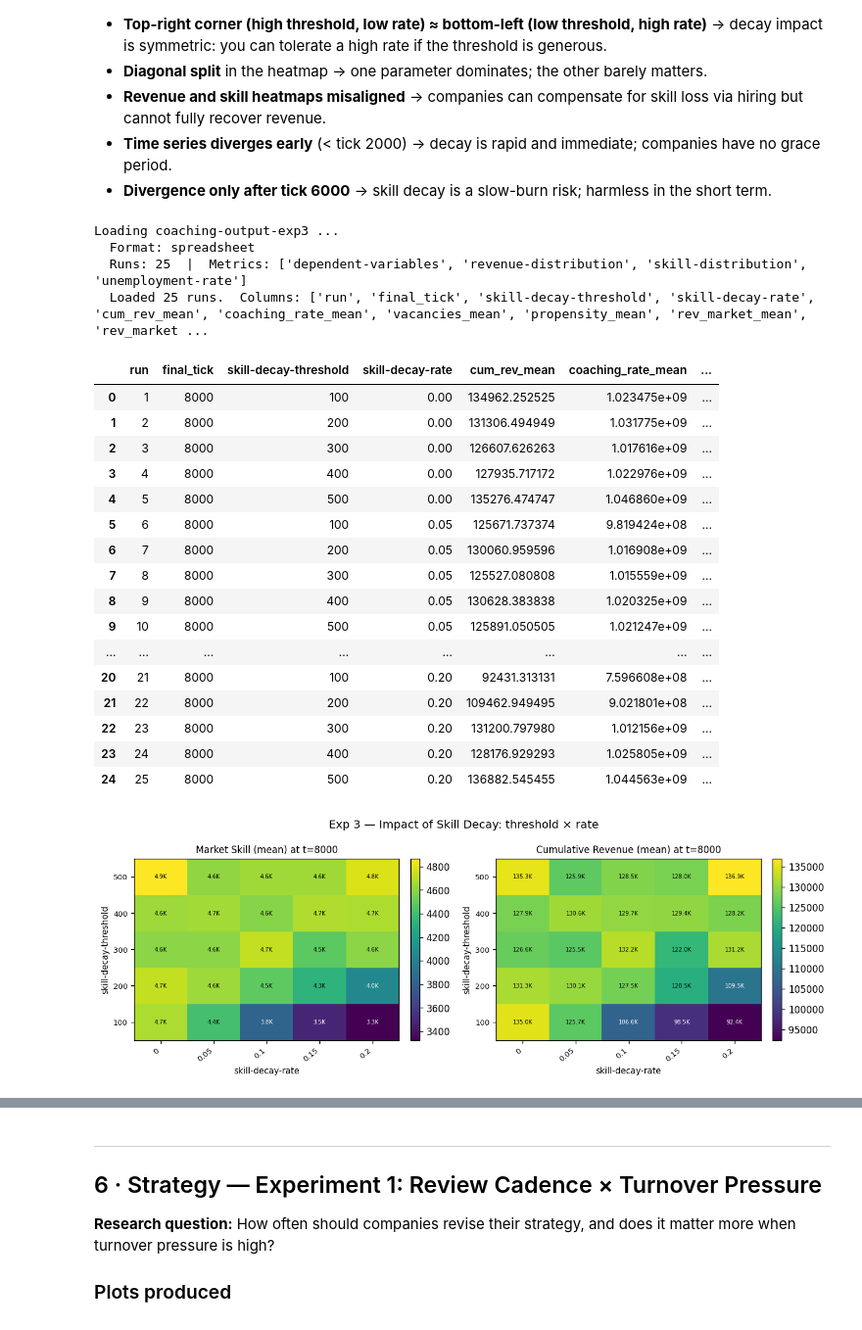
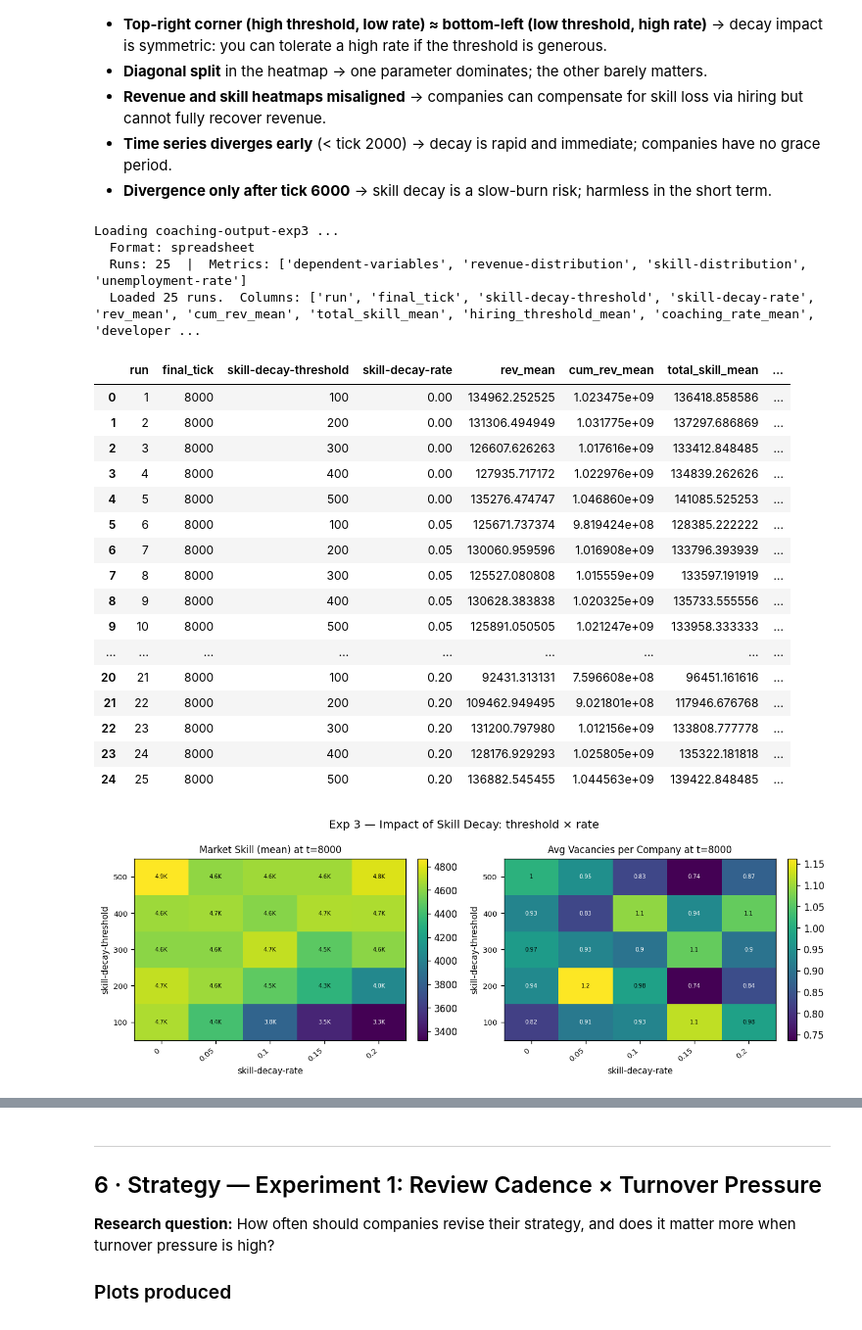
Before and after one commit to ielpo/computer-simulation, a Jupyter notebook: experiment_analysis.ipynb, the cells around one changed output, grey strips where cells are left out. Shown at 98% size. Drawn from its saved outputs; the diff is of its cells as text; code cells hidden in the pictures.

```diff
--- a/experiment_analysis.ipynb
+++ b/experiment_analysis.ipynb
@@ -177,16 +177,28 @@ def _parse_cell(v):
 
 
 def _parse_metrics_row(row, c_dep, c_rev, c_skill, c_unemp):
-    """Extract metric dict from one data row. Column indices may be None."""
+    """Extract metric dict from one data row. Column indices may be None.
+
+    dependent-variables reporter returns (in order):
+      dep[0] revenue              per-tick revenue per company
+      dep[1] cumulative-revenue   cumulative revenue per company
+      dep[2] total-skill          total skill points per company
+      dep[3] hiring-threshold     current hiring threshold per company
+      dep[4] coaching-rate        coaching rate per company
+      dep[5] developers-leaving   developers who left this tick per company
+      dep[6] count turtles-on p   actual employee headcount per company
+    """
     rec = {}
     if c_dep is not None and len(row) > c_dep and row[c_dep].strip():
         try:
             dep = parse_netlogo_list(row[c_dep])
-            rec['cum_rev_mean']       = float(np.mean(dep[0]))
-            rec['coaching_rate_mean'] = float(np.mean(dep[1]))
-            rec['vacancies_mean']     = float(np.mean(dep[2]))
-            if len(dep) > 3:
-                rec['propensity_mean'] = float(np.mean(dep[3]))
+            if len(dep) > 0: rec['rev_mean']                = float(np.mean(dep[0]))
+            if len(dep) > 1: rec['cum_rev_mean']            = float(np.mean(dep[1]))
+            if len(dep) > 2: rec['total_skill_mean']        = float(np.mean(dep[2]))
+            if len(dep) > 3: rec['hiring_threshold_mean']   = float(np.mean(dep[3]))
+            if len(dep) > 4: rec['coaching_rate_mean']      = float(np.mean(dep[4]))
+            if len(dep) > 5: rec['developers_leaving_mean'] = float(np.mean(dep[5]))
+            if len(dep) > 6: rec['headcount_actual_mean']   = float(np.mean(dep[6]))
         except Exception:
             pass
     if c_rev is not None and len(row) > c_rev and row[c_rev].strip():
@@ -863,40 +889,49 @@ df3
 Loading coaching-output-exp3 ...
   Format: spreadsheet
   Runs: 25  |  Metrics: ['dependent-variables', 'revenue-distribution', 'skill-distribution', 'unemployment-rate']
-  Loaded 25 runs.  Columns: ['run', 'final_tick', 'skill-decay-threshold', 'skill-decay-rate', 'cum_rev_mean', 'coaching_rate_mean', 'vacancies_mean', 'propensity_mean', 'rev_market_mean', 'rev_market ...
+  Loaded 25 runs.  Columns: ['run', 'final_tick', 'skill-decay-threshold', 'skill-decay-rate', 'rev_mean', 'cum_rev_mean', 'total_skill_mean', 'hiring_threshold_mean', 'coaching_rate_mean', 'developer ...
-|  | run | final_tick | skill-decay-threshold | skill-decay-rate | cum_rev_mean | coaching_rate_mean | ... |
-| 0 | 1 | 8000 | 100 | 0.00 | 134962.252525 | 1.023475e+09 | ... |
-| 1 | 2 | 8000 | 200 | 0.00 | 131306.494949 | 1.031775e+09 | ... |
-| 2 | 3 | 8000 | 300 | 0.00 | 126607.626263 | 1.017616e+09 | ... |
-| 3 | 4 | 8000 | 400 | 0.00 | 127935.717172 | 1.022976e+09 | ... |
-| 4 | 5 | 8000 | 500 | 0.00 | 135276.474747 | 1.046860e+09 | ... |
-| 5 | 6 | 8000 | 100 | 0.05 | 125671.737374 | 9.819424e+08 | ... |
-| 6 | 7 | 8000 | 200 | 0.05 | 130060.959596 | 1.016908e+09 | ... |
-| 7 | 8 | 8000 | 300 | 0.05 | 125527.080808 | 1.015559e+09 | ... |
-| 8 | 9 | 8000 | 400 | 0.05 | 130628.383838 | 1.020325e+09 | ... |
-| 9 | 10 | 8000 | 500 | 0.05 | 125891.050505 | 1.021247e+09 | ... |
-| ... | ... | ... | ... | ... | ... | ... | ... |
-| 20 | 21 | 8000 | 100 | 0.20 | 92431.313131 | 7.596608e+08 | ... |
-| 21 | 22 | 8000 | 200 | 0.20 | 109462.949495 | 9.021801e+08 | ... |
-| 22 | 23 | 8000 | 300 | 0.20 | 131200.797980 | 1.012156e+09 | ... |
-| 23 | 24 | 8000 | 400 | 0.20 | 128176.929293 | 1.025805e+09 | ... |
-| 24 | 25 | 8000 | 500 | 0.20 | 136882.545455 | 1.044563e+09 | ... |
+|  | run | final_tick | skill-decay-threshold | skill-decay-rate | rev_mean | cum_rev_mean | total_skill_mean | ... |
+| 0 | 1 | 8000 | 100 | 0.00 | 134962.252525 | 1.023475e+09 | 136418.858586 | ... |
+| 1 | 2 | 8000 | 200 | 0.00 | 131306.494949 | 1.031775e+09 | 137297.686869 | ... |
+| 2 | 3 | 8000 | 300 | 0.00 | 126607.626263 | 1.017616e+09 | 133412.848485 | ... |
+| 3 | 4 | 8000 | 400 | 0.00 | 127935.717172 | 1.022976e+09 | 134839.262626 | ... |
+| 4 | 5 | 8000 | 500 | 0.00 | 135276.474747 | 1.046860e+09 | 141085.525253 | ... |
+| 5 | 6 | 8000 | 100 | 0.05 | 125671.737374 | 9.819424e+08 | 128385.222222 | ... |
+| 6 | 7 | 8000 | 200 | 0.05 | 130060.959596 | 1.016908e+09 | 133796.393939 | ... |
+| 7 | 8 | 8000 | 300 | 0.05 | 125527.080808 | 1.015559e+09 | 133597.191919 | ... |
+| 8 | 9 | 8000 | 400 | 0.05 | 130628.383838 | 1.020325e+09 | 135733.555556 | ... |
+| 9 | 10 | 8000 | 500 | 0.05 | 125891.050505 | 1.021247e+09 | 133958.333333 | ... |
+| ... | ... | ... | ... | ... | ... | ... | ... | ... |
+| 20 | 21 | 8000 | 100 | 0.20 | 92431.313131 | 7.596608e+08 | 96451.161616 | ... |
+| 21 | 22 | 8000 | 200 | 0.20 | 109462.949495 | 9.021801e+08 | 117946.676768 | ... |
+| 22 | 23 | 8000 | 300 | 0.20 | 131200.797980 | 1.012156e+09 | 133808.777778 | ... |
+| 23 | 24 | 8000 | 400 | 0.20 | 128176.929293 | 1.025805e+09 | 135322.181818 | ... |
+| 24 | 25 | 8000 | 500 | 0.20 | 136882.545455 | 1.044563e+09 | 139422.848485 | ... |
 # %%
 fig, axes = plt.subplots(1, 2, figsize=(11, 4))
 fig.patch.set_facecolor('white')
 
+# Left: market skill mean (unchanged)
 if 'skill_mean' in df3.columns:
     make_heatmap(axes[0], df3, 'skill-decay-rate', 'skill-decay-threshold',
                  'skill_mean', 'Market Skill (mean) at t=8000')
-if 'cum_rev_mean' in df3.columns:
-    make_heatmap(axes[1], df3, 'skill-decay-rate', 'skill-decay-threshold',
-                 'cum_rev_mean', 'Cumulative Revenue (mean) at t=8000')
+
+# Right: avg vacancies per company
+# vacancies = headcount_target(30) - actual_headcount (headcount-variance=0 in exp3)
+if 'headcount_actual_mean' in df3.columns:
+    df3_plot = df3.copy()
+    df3_plot['vacancies_mean'] = 30 - df3_plot['headcount_actual_mean']
+    make_heatmap(axes[1], df3_plot, 'skill-decay-rate', 'skill-decay-threshold',
+                 'vacancies_mean', 'Avg Vacancies per Company at t=8000')
+else:
+    axes[1].set_title("headcount_actual_mean — no data", fontsize=9)
+    axes[1].set_visible(False)
 
 fig.suptitle("Exp 3 — Impact of Skill Decay: threshold × rate", fontsize=12)
 plt.tight_layout()
 plt.show()
 # %% [output]
-[figure, old version]
+[figure, new version]
 # %%
 # Time series: worst decay (low threshold, high rate) vs best (high threshold, low rate)
 top2  = df3.nlargest(2,  'cum_rev_mean')['run'].tolist() if 'cum_rev_mean' in df3.columns else []
```
Also changed, not shown: parts of 19 cells of this notebook.
